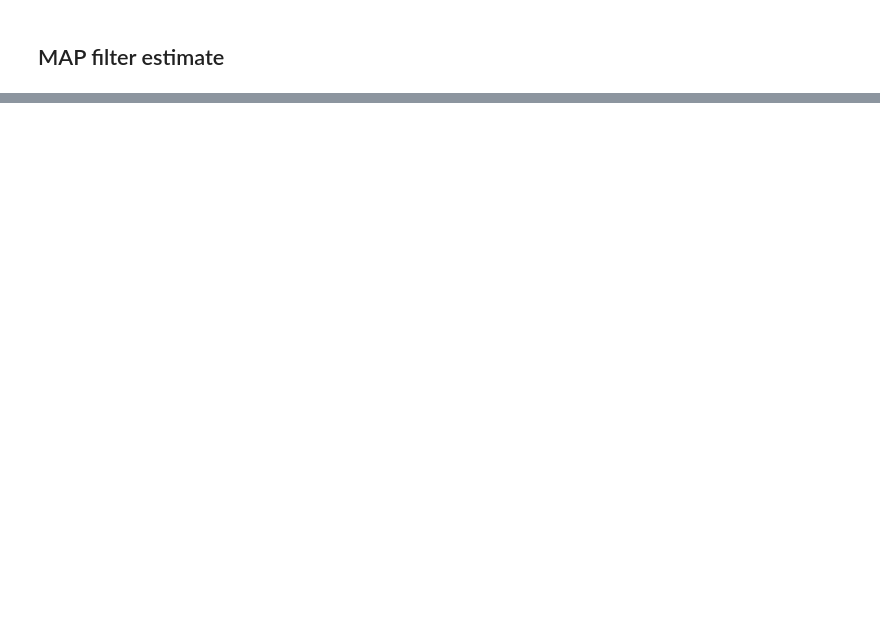
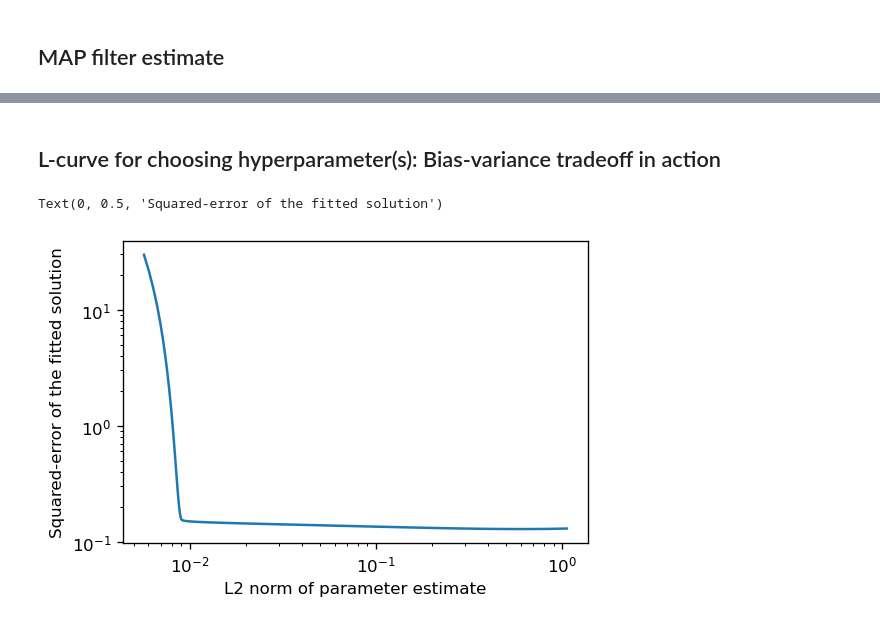
Before and after one commit to haribharadwaj/notebooks, a Jupyter notebook: BME511/SystemIdentificationMAP.ipynb, the cells around one changed output, grey strips where cells are left out. Drawn from its saved outputs; the diff is of its cells as text; code cells hidden in the pictures; blank space fills up the shorter version.

```diff
--- a/BME511/SystemIdentificationMAP.ipynb
+++ b/BME511/SystemIdentificationMAP.ipynb
@@ -102,0 +103,20 @@ pl.xlim([0, 0.4])
+# %% [markdown]
+## L-curve for choosing hyperparameter(s): Bias-variance tradeoff in action
+# %%
+lams = 10. ** np.arange(-5, 5, 0.1)
+
+fit_error = np.zeros(lams.shape)
+h_norm = np.zeros(lams.shape)
+
+for k, lam in enumerate(lams):
+    hhat = deconvMAP(x, y, p, lam)
+    y_fitted = signal.lfilter(hhat, 1, x)
+    fit_error[k] = ((y - y_fitted) ** 2.).mean()
+    h_norm[k] = (hhat ** 2.).mean()
+
+pl.loglog(h_norm, fit_error)
+pl.xlabel('L2 norm of parameter estimate')
+pl.ylabel('Squared-error of the fitted solution')
+# %% [output]
+Text(0, 0.5, 'Squared-error of the fitted solution')
+[figure, added]
```
Also changed, not shown: parts of 4 cells of this notebook, 1 other file.
